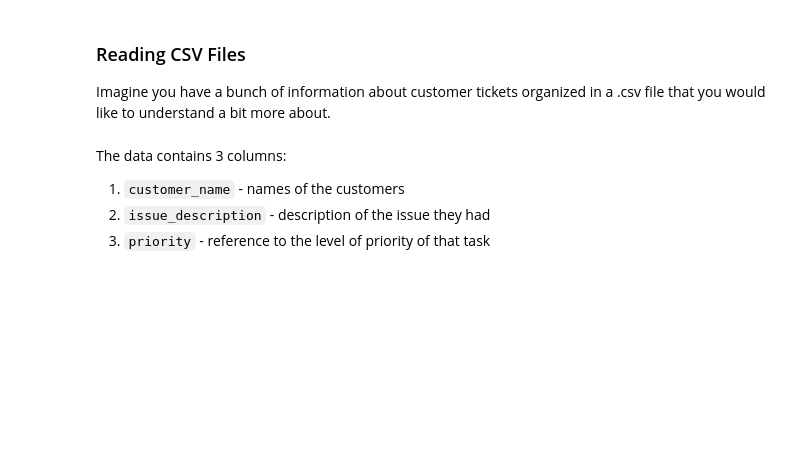
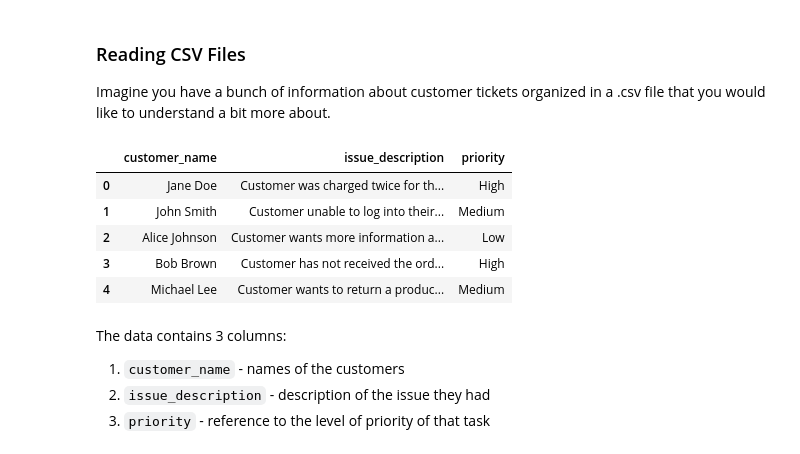
Before and after one commit to EnkrateiaLucca/oreilly-python-course, a Jupyter notebook: notebooks/01-python-fundamentals/02-working-with-data.ipynb, the cells around one changed output. Drawn from its saved outputs; the diff is of its cells as text; code cells hidden in the pictures; blank space fills up the shorter version.

```diff
--- a/notebooks/01-python-fundamentals/02-working-with-data.ipynb
+++ b/notebooks/01-python-fundamentals/02-working-with-data.ipynb
@@ -112,9 +126,16 @@ from ai_tools import ask_ai
 
 Imagine you have a bunch of information about customer tickets organized in a .csv file that you would like to understand a bit more about.
 # %%
-data_customer_tickets = pd.read_csv("../assets/extracted_ticket_issues.csv")
+data_customer_tickets = pd.read_csv("../assets/others/extracted_ticket_issues.csv")
 
 data_customer_tickets
+# %% [output]
+|  | customer_name | issue_description | priority |
+| 0 | Jane Doe | Customer was charged twice for th... | High |
+| 1 | John Smith | Customer unable to log into their... | Medium |
+| 2 | Alice Johnson | Customer wants more information a... | Low |
+| 3 | Bob Brown | Customer has not received the ord... | High |
+| 4 | Michael Lee | Customer wants to return a produc... | Medium |
 # %% [markdown]
 The data contains 3 columns:
 1. `customer_name` - names of the customers
```
Also changed, not shown: parts of 18 cells of this notebook, 7 other files.
